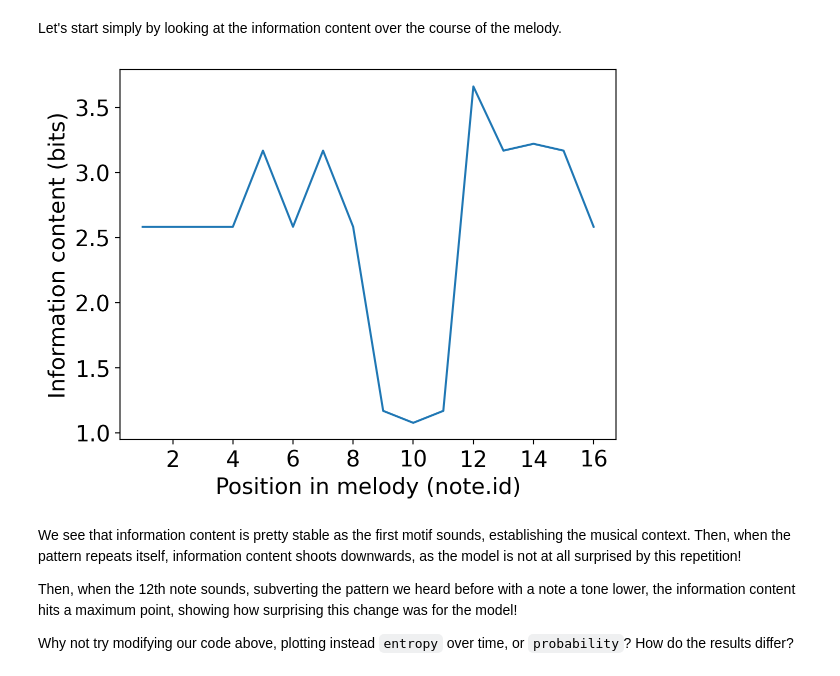
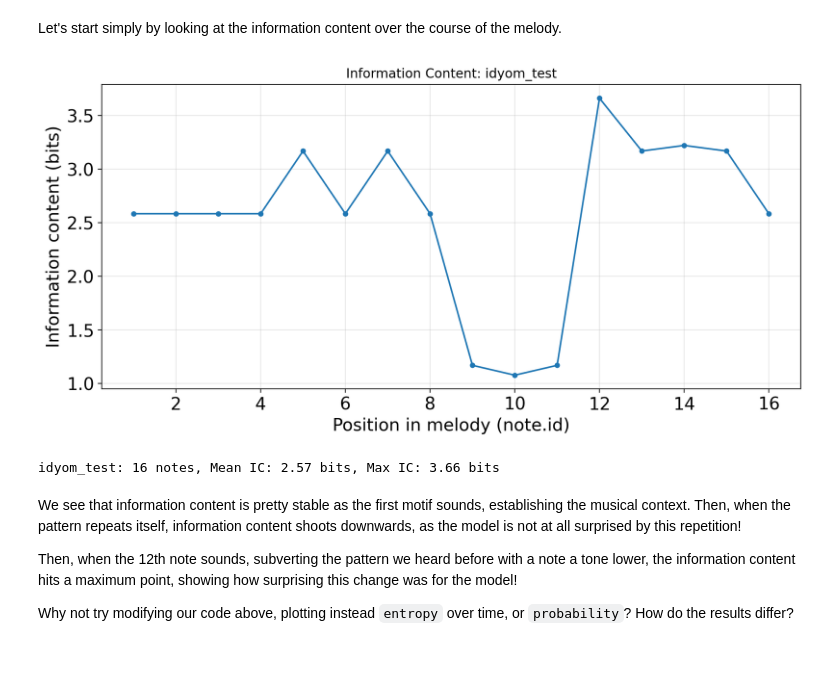
Before and after one commit to dmwhyatt/Part-IB-Expectation-IDyOM, a Jupyter notebook: idyom.ipynb, the cells around one changed output. Saved outputs shown, nothing was run; the diff lists cells and outputs as text; code cells hidden in the pictures.

```diff
--- a/idyom.ipynb
+++ b/idyom.ipynb
@@ -118,18 +137,36 @@ idyom_cols = idyom_data[["melody.id", "note.id", "melody.name",
 Let's start simply by looking at the information content over the course of the melody.
 # %%
 import matplotlib.pyplot as plt
-from matplotlib.ticker import MaxNLocator
 
-# setting which columns to plot
-plt.plot(idyom_cols["note.id"], idyom_cols["ic"])
+# load the IDyOM results
+dat_file = f"{experiment_name}.dat"
+idyom_data = pd.read_csv(dat_file, sep=r'\s+', header=0, na_values=["NA"])
 
-# setting axes labels and scaling x to integers
-plt.xlabel("Position in melody (note.id)")
-plt.gca().xaxis.set_major_locator(MaxNLocator(integer=True))
-plt.ylabel("Information content (bits)")
-plt.show()
+# Get unique melody names
+melody_names = idyom_data["melody.name"].unique()
+
+# Create a plot for each melody
+for melody_name in melody_names:
+    # Filter data for this melody
+    melody_data = idyom_data[idyom_data["melody.name"] == melody_name]
+
+    # Create the plot
+    plt.figure(figsize=(10, 5))
+    plt.plot(melody_data["note.id"], melody_data["ic"], marker='o', markersize=4)
+    plt.xlabel("Position in melody (note.id)")
+    plt.ylabel("Information content (bits)")
+    plt.title(f"Information Content: {melody_name}")
+    plt.locator_params(axis='x', integer=True)
+    plt.grid(True, alpha=0.3)
+    plt.tight_layout()
+    plt.show()
+
+    print(f"\n{melody_name}: {len(melody_data)} notes, "
+          f"Mean IC: {melody_data['ic'].mean():.2f} bits, "
+          f"Max IC: {melody_data['ic'].max():.2f} bits\n")
 # %% [output]
-[figure, old version]
+[figure, new version]
+idyom_test: 16 notes, Mean IC: 2.57 bits, Max IC: 3.66 bits
 # %% [markdown]
 We see that information content is pretty stable as the first motif sounds, establishing the musical context. Then, when the pattern repeats itself, information content shoots downwards, as the model is not at all surprised by this repetition!
 
```
Also changed, not shown: parts of 5 cells of this notebook.
